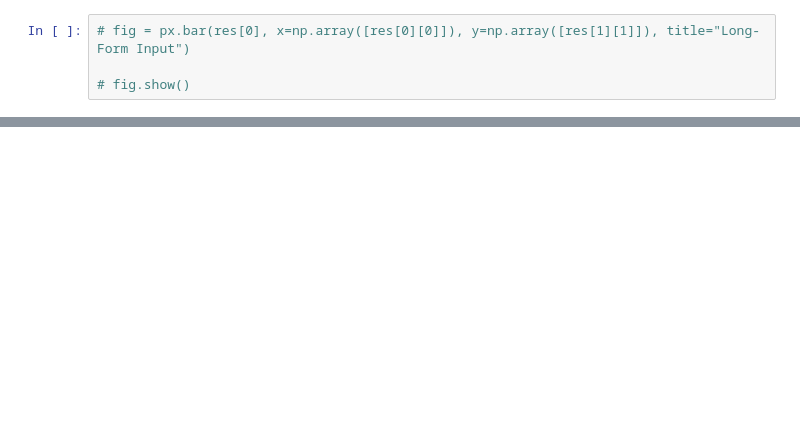
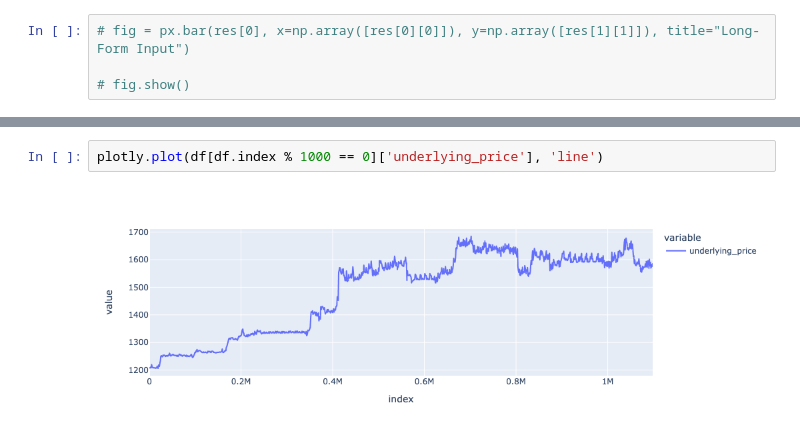
Before and after one commit to DeltaDex-Protocol/research, a Jupyter notebook: backtests.ipynb, the cells around one changed output, grey strips where cells are left out. Saved outputs shown, nothing was run; the diff lists cells and outputs as text; blank space fills up the shorter version.

```diff
--- a/backtests.ipynb
+++ b/backtests.ipynb
@@ -326,0 +369,4 @@ fig.show()
+# %%
+plotly.plot(df[df.index % 1000 == 0]['underlying_price'], 'line')
+# %% [output]
+[figure, added]
```
Also changed, not shown: parts of 23 cells of this notebook.
